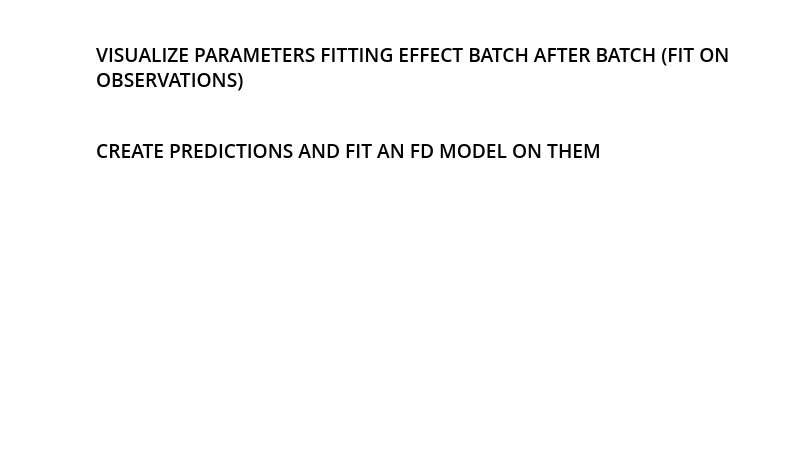
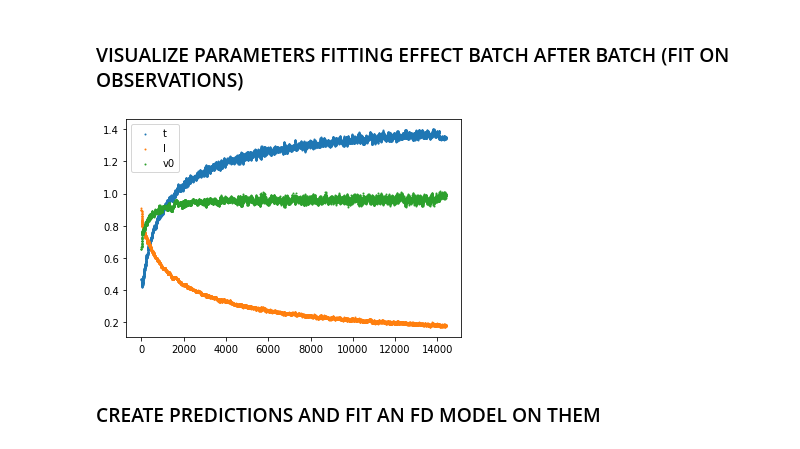
Before and after one commit to AlexPasqua/MLCMS-project, a Jupyter notebook: src/attempts/compare_FD_params.ipynb, the cells around one changed output. Drawn from its saved outputs; the diff is of its cells as text; code cells hidden in the pictures; blank space fills up the shorter version.

```diff
--- a/src/attempts/compare_FD_params.ipynb
+++ b/src/attempts/compare_FD_params.ipynb
@@ -47,15 +67,18 @@ plt.show()
 # %% [markdown]
 ### VISUALIZE PARAMETERS FITTING EFFECT BATCH AFTER BATCH (FIT ON OBSERVATIONS)
 # %%
+fd1_params = {}
 fd1_params['t'] = np.array([model.FD_model_parameters['t'][i] for i in range(len(model.FD_model_parameters['t']))]).flatten()
 fd1_params['l'] = np.array([model.FD_model_parameters['l'][i] for i in range(len(model.FD_model_parameters['l']))]).flatten()
 fd1_params['v0'] = np.array([model.FD_model_parameters['v0'][i] for i in range(len(model.FD_model_parameters['v0']))]).flatten()
 
 plt.scatter(range(fd1_params['t'].shape[0]), fd1_params['t'], s=1, label='t')
 plt.scatter(range(fd1_params['l'].shape[0]), fd1_params['l'], s=1, label='l')
 plt.scatter(range(fd1_params['v0'].shape[0]), fd1_params['v0'], s=1, label='v0')
 plt.legend()
 plt.show()
+# %% [output]
+[figure, added]
 # %% [markdown]
 ### CREATE PREDICTIONS  AND FIT AN FD MODEL ON THEM
 # %%
```
Also changed, not shown: parts of 6 cells of this notebook, 1 other file.
